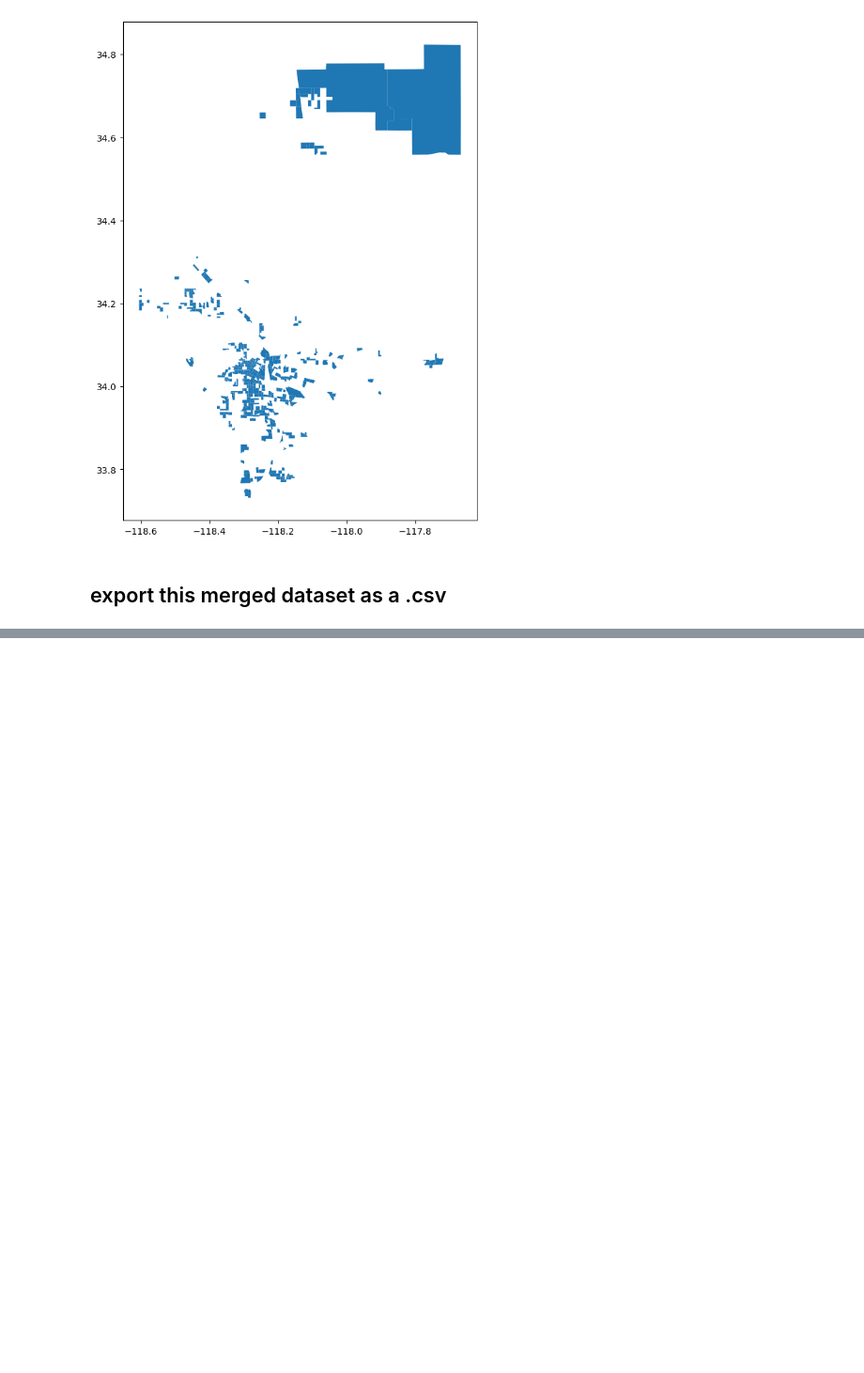
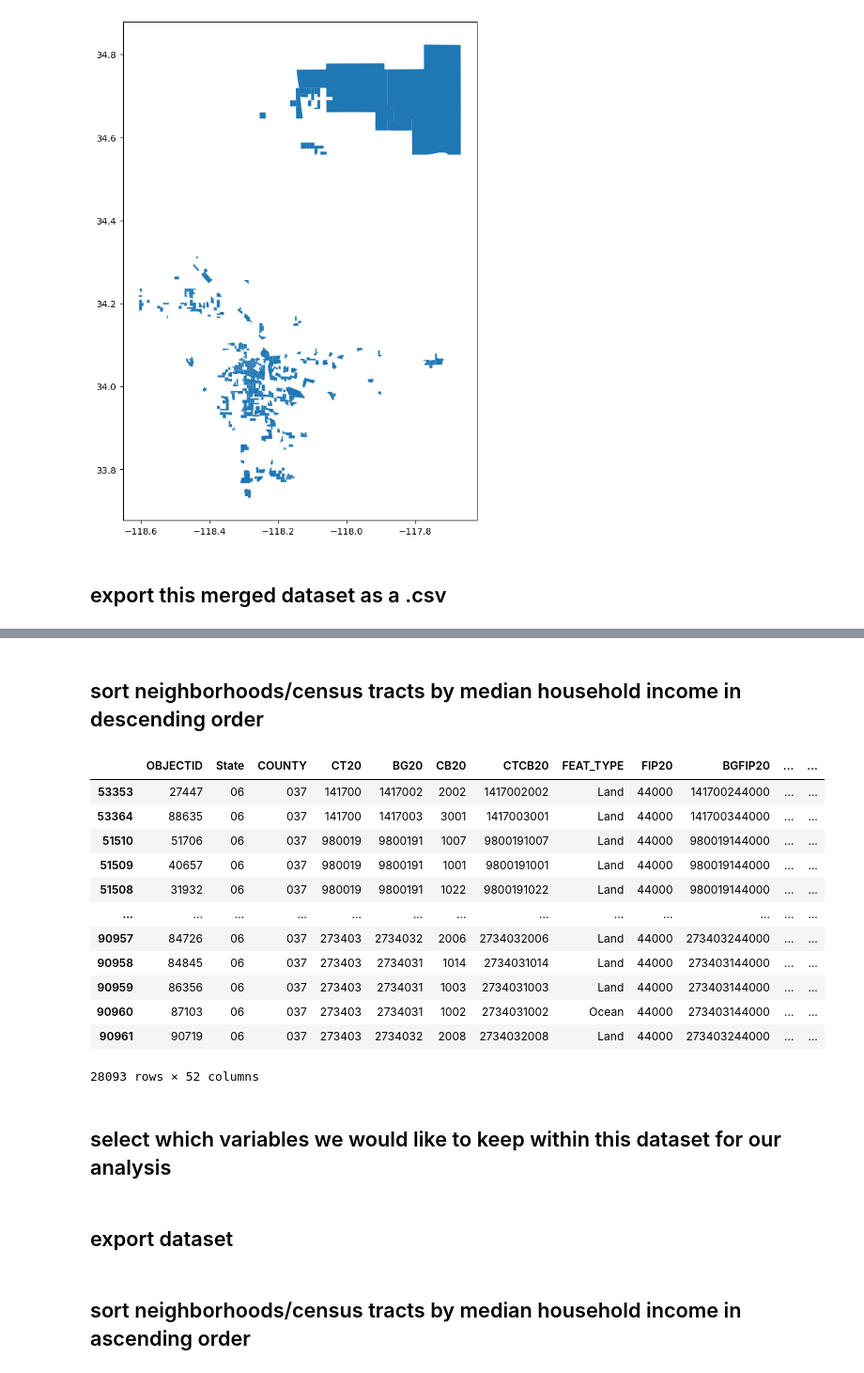
Before and after one commit to jabner120/GIS-group, a Jupyter notebook: Group Assignments/jabner120_v2.ipynb, the cells around one changed output, grey strips where cells are left out. Shown at 94% size. Cells and saved outputs as stored; diff of their text form; code cells hidden in the pictures; blank space fills up the shorter version.

```diff
--- a/Group Assignments/jabner120_v2.ipynb
+++ b/Group Assignments/jabner120_v2.ipynb
@@ -388,0 +502,21 @@ ct_IncRace.to_csv('ct_IncRace.csv')
+# %% [markdown]
+## sort neighborhoods/census tracts by median household income in descending order
+# %%
+LA_AMI = LAneighborhood_IncRace.sort_values(by='med_hh_income', ascending = False)
+LA_AMI
+# %% [output]
+|  | OBJECTID | State | COUNTY | CT20 | BG20 | CB20 | CTCB20 | FEAT_TYPE | FIP20 | BGFIP20 | ... | ... |
+| 53353 | 27447 | 06 | 037 | 141700 | 1417002 | 2002 | 1417002002 | Land | 44000 | 141700244000 | ... | ... |
+| 53364 | 88635 | 06 | 037 | 141700 | 1417003 | 3001 | 1417003001 | Land | 44000 | 141700344000 | ... | ... |
+| 51510 | 51706 | 06 | 037 | 980019 | 9800191 | 1007 | 9800191007 | Land | 44000 | 980019144000 | ... | ... |
+| 51509 | 40657 | 06 | 037 | 980019 | 9800191 | 1001 | 9800191001 | Land | 44000 | 980019144000 | ... | ... |
+| 51508 | 31932 | 06 | 037 | 980019 | 9800191 | 1022 | 9800191022 | Land | 44000 | 980019144000 | ... | ... |
+| ... | ... | ... | ... | ... | ... | ... | ... | ... | ... | ... | ... | ... |
+| 90957 | 84726 | 06 | 037 | 273403 | 2734032 | 2006 | 2734032006 | Land | 44000 | 273403244000 | ... | ... |
+| 90958 | 84845 | 06 | 037 | 273403 | 2734031 | 1014 | 2734031014 | Land | 44000 | 273403144000 | ... | ... |
+| 90959 | 86356 | 06 | 037 | 273403 | 2734031 | 1003 | 2734031003 | Land | 44000 | 273403144000 | ... | ... |
+| 90960 | 87103 | 06 | 037 | 273403 | 2734031 | 1002 | 2734031002 | Ocean | 44000 | 273403144000 | ... | ... |
+| 90961 | 90719 | 06 | 037 | 273403 | 2734032 | 2008 | 2734032008 | Land | 44000 | 273403244000 | ... | ... |
+28093 rows × 52 columns
+# %% [markdown]
+## select which variables we would like to keep within this dataset for our analysis
@@ -388,0 +540,2 @@ ct_IncRace.to_csv('ct_IncRace.csv')
+# %% [markdown]
+## export dataset
@@ -388,0 +544,2 @@ ct_IncRace.to_csv('ct_IncRace.csv')
+# %% [markdown]
+## sort neighborhoods/census tracts by median household income in ascending order
```
Also changed, not shown: parts of 20 cells of this notebook.
